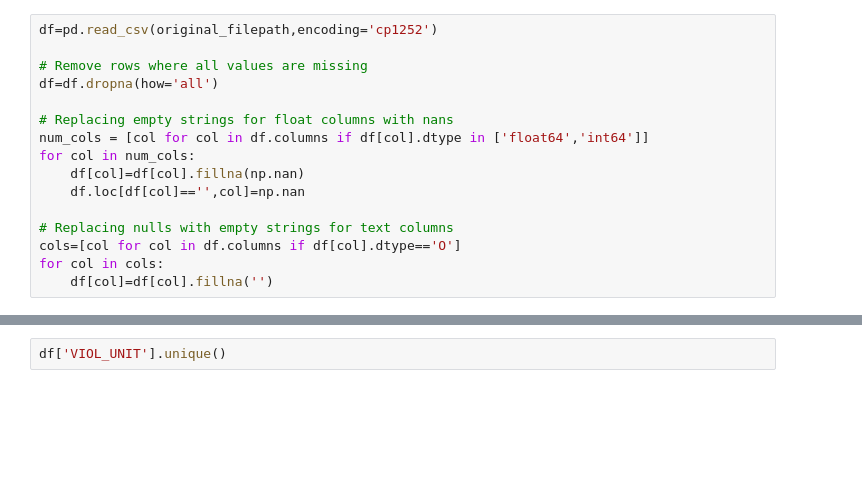
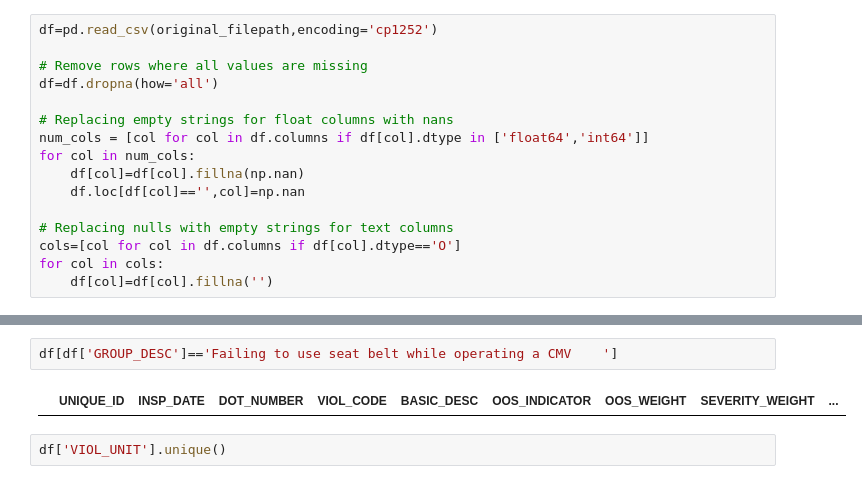
Before and after one commit to munira-jo/data-pipeline-demo, a Jupyter notebook: Reading in zip files.ipynb, the cells around one changed output, grey strips where cells are left out. Drawn from its saved outputs; the diff is of its cells as text; blank space fills up the shorter version.

```diff
--- a/Reading in zip files.ipynb
+++ b/Reading in zip files.ipynb
@@ -117,3 +107,7 @@ for col in cols:
+# %%
+df[df['GROUP_DESC']=='Failing to use seat belt while operating a CMV    ']
+# %% [output]
+|  | UNIQUE_ID | INSP_DATE | DOT_NUMBER | VIOL_CODE | BASIC_DESC | OOS_INDICATOR | OOS_WEIGHT | SEVERITY_WEIGHT | ... |
 # %%
 df['VIOL_UNIT'].unique()
 # %% [output]
```
Also changed, not shown: parts of 34 cells of this notebook, 1 other file.
